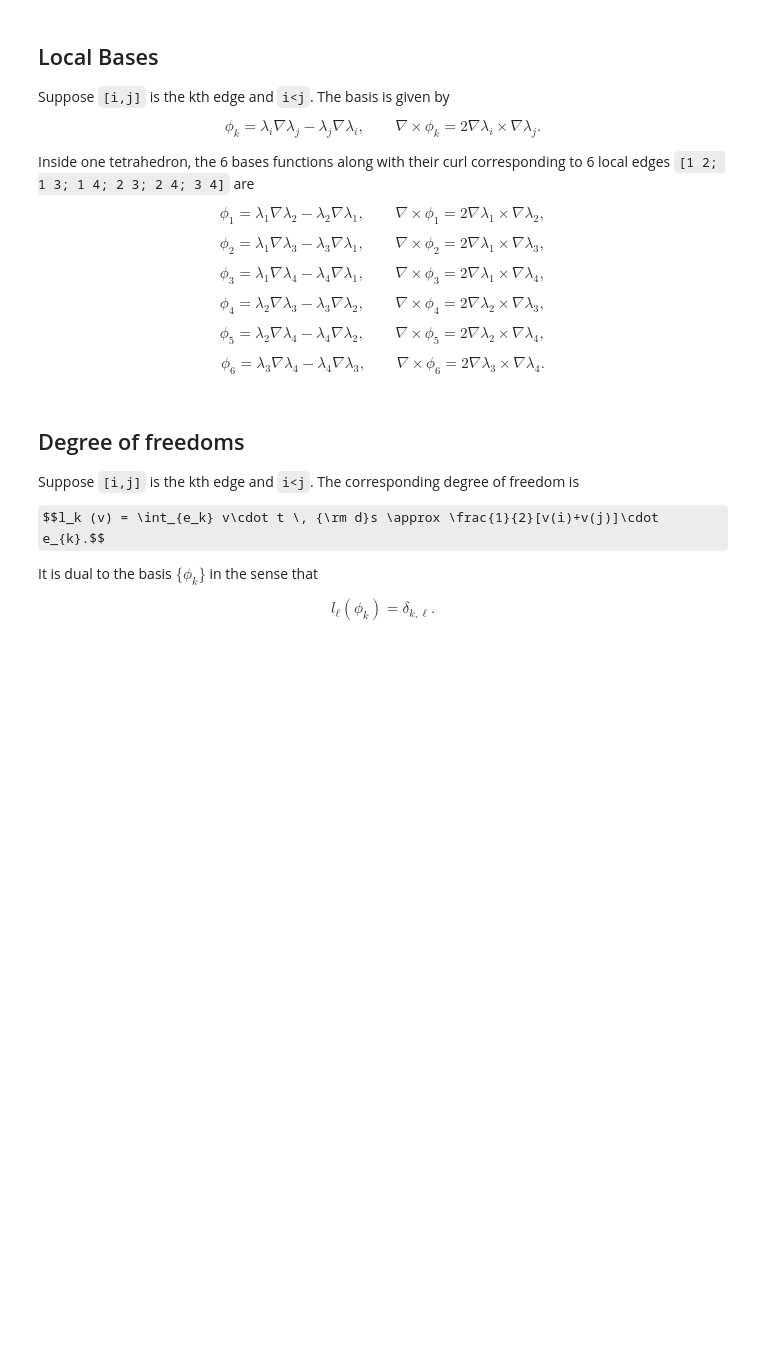
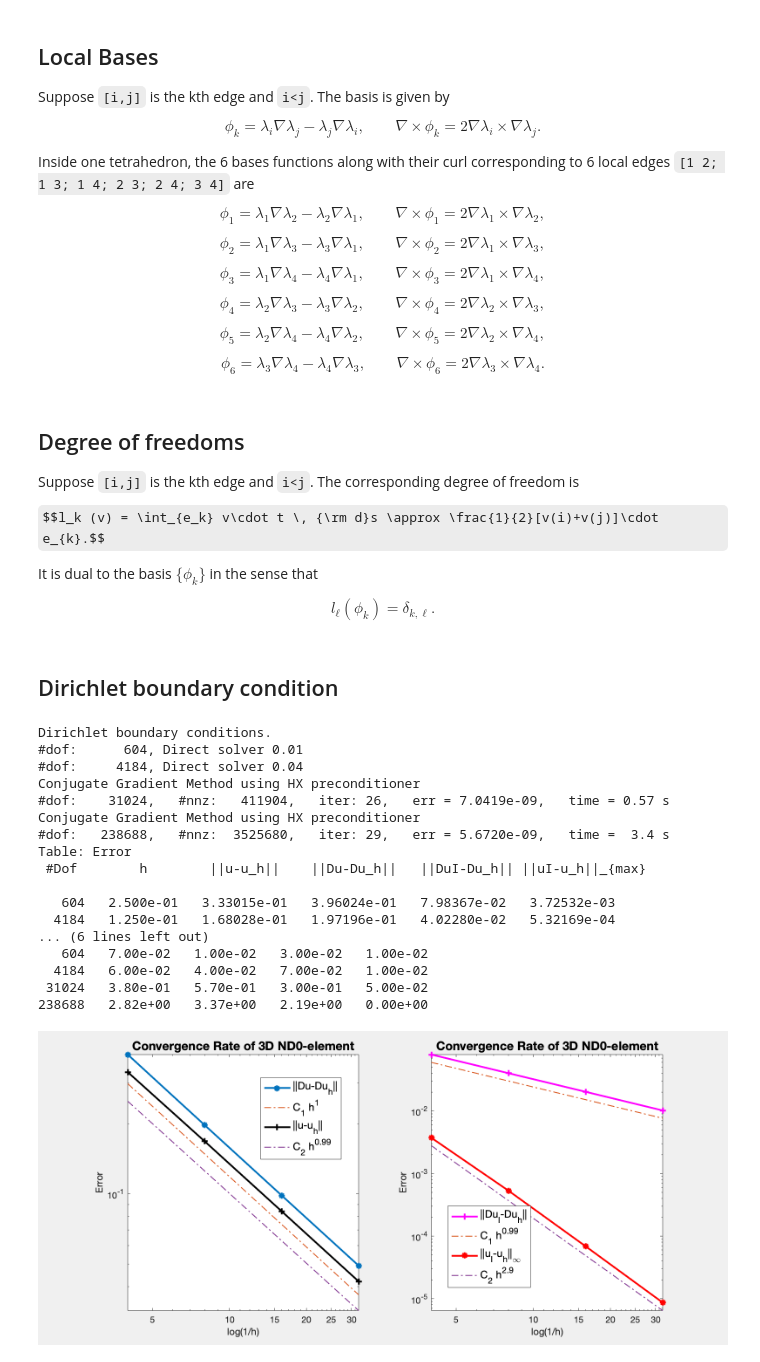
Before and after one commit to lyc102/ifem, a Jupyter notebook: ifemdoc/fem/Maxwell3ND0femrate.ipynb, the cells around one changed output. Cells and saved outputs as stored; diff of their text form; code cells hidden in the pictures; some formulas as TeX source; blank space fills up the shorter version.

Commit message:
update Maxwell3ND0femrate with new matlab kernel in jupyter notebook.

```diff
--- a/ifemdoc/fem/Maxwell3ND0femrate.ipynb
+++ b/ifemdoc/fem/Maxwell3ND0femrate.ipynb
@@ -87,3 +86,38 @@ $$l_k (v) = \int_{e_k} v\cdot t \, {\rm d}s \approx \frac{1}{2}[v(i)+v(j)]\cdot
 It is dual to the basis $\{\phi_k\}$ in the sense that
 
 $$l_{\ell}(\phi _k) = \delta_{k,\ell}.$$
+# %% [markdown]
+## Dirichlet boundary condition
+# %%
+%% Setting
+[node,elem] = cubemesh([-1,1,-1,1,-1,1],1);
+mesh = struct('node',node,'elem',elem);
+option.L0 = 1;
+option.maxIt = 4;
+option.elemType = 'ND0';
+option.printlevel = 1;
+
+%% Dirichlet boundary condition.
+fprintf('Dirichlet boundary conditions. \n');
+pde = Maxwelldata2;
+bdFlag = setboundary3(node,elem,'Dirichlet');
+femMaxwell3(mesh,pde,option);
+# %% [output]
+Dirichlet boundary conditions.
+#dof:      604, Direct solver 0.01
+#dof:     4184, Direct solver 0.04
+Conjugate Gradient Method using HX preconditioner
+#dof:    31024,   #nnz:   411904,   iter: 26,   err = 7.0419e-09,   time = 0.57 s
+Conjugate Gradient Method using HX preconditioner
+#dof:   238688,   #nnz:  3525680,   iter: 29,   err = 5.6720e-09,   time =  3.4 s
+Table: Error
+ #Dof        h        ||u-u_h||    ||Du-Du_h||   ||DuI-Du_h|| ||uI-u_h||_{max}
+
+   604   2.500e-01   3.33015e-01   3.96024e-01   7.98367e-02   3.72532e-03
+  4184   1.250e-01   1.68028e-01   1.97196e-01   4.02280e-02   5.32169e-04
+... (6 lines left out)
+   604   7.00e-02   1.00e-02   3.00e-02   1.00e-02
+  4184   6.00e-02   4.00e-02   7.00e-02   1.00e-02
+ 31024   3.80e-01   5.70e-01   3.00e-01   5.00e-02
+238688   2.82e+00   3.37e+00   2.19e+00   0.00e+00
+[figure, added]
```
Also changed, not shown: parts of 2 cells of this notebook, 8 other files.
